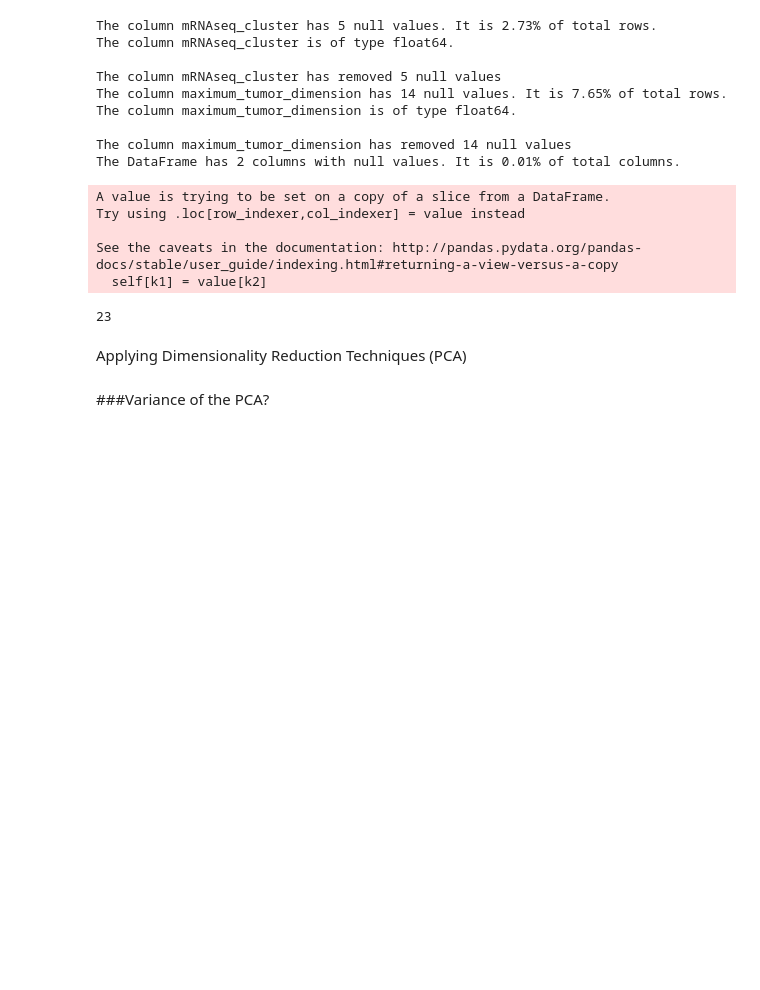
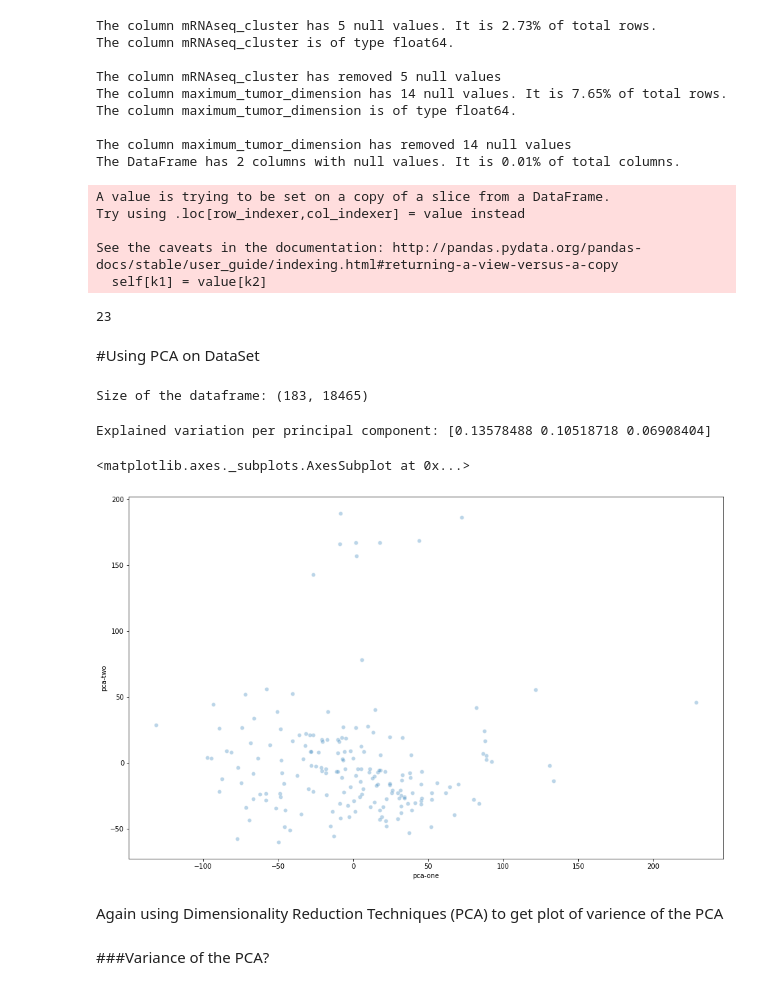
Before and after one commit to kaish114/Elucidata-Assignment-Internship, a Jupyter notebook: Elucidata_Assignment.ipynb, the cells around one changed output. Saved outputs shown, nothing was run; the diff lists cells and outputs as text; code cells hidden in the pictures; blank space fills up the shorter version.

```diff
--- a/Elucidata_Assignment.ipynb
+++ b/Elucidata_Assignment.ipynb
@@ -905,5 +905,5 @@ See the caveats in the documentation: http://pandas.pydata.org/pandas-docs/stabl
 print(imputed_data_matrix.isnull().sum().sum())
 # %% [output]
 23
-# %% [markdown]
-Applying Dimensionality Reduction Techniques (PCA)
+# %% [markdown]
+#Using PCA on DataSet
@@ -910,3 +923,41 @@ Applying Dimensionality Reduction Techniques (PCA)
+# %%
+
+from sklearn.preprocessing import StandardScaler
+X_std = StandardScaler().fit_transform(imputed_data_matrix.drop(columns=col_to_merge))
+
+feat_cols = [ 'pixel'+str(i) for i in range(X_std.shape[1]) ]
+
+df = pd.DataFrame(X_std,columns=feat_cols)
+print('Size of the dataframe: {}'.format(df.shape))
+
+# For reproducability of the results
+np.random.seed(42)
+rndperm = np.random.permutation(df.shape[0])
+# %% [output]
+Size of the dataframe: (183, 18465)
+# %%
+pca = PCA(n_components=3)
+pca_result = pca.fit_transform(df[feat_cols].values)
+df['pca-one'] = pca_result[:,0]
+df['pca-two'] = pca_result[:,1]
+df['pca-three'] = pca_result[:,2]
+print('Explained variation per principal component: {}'.format(pca.explained_variance_ratio_))
+# %% [output]
+Explained variation per principal component: [0.13578488 0.10518718 0.06908404]
+# %%
+plt.figure(figsize=(16,10))
+sns.scatterplot(
+    x="pca-one", y="pca-two",
+    palette=sns.color_palette("hls", 10),
+    data=df.loc[rndperm,:],
+    legend="full",
+    alpha=0.3
+)
+# %% [output]
+<matplotlib.axes._subplots.AxesSubplot at 0x...>
+[figure, added]
+# %% [markdown]
+Again using Dimensionality Reduction Techniques (PCA) to get plot of varience of the PCA
 # %%
 
 from sklearn.preprocessing import StandardScaler
```
Also changed, not shown: parts of 29 cells of this notebook.
